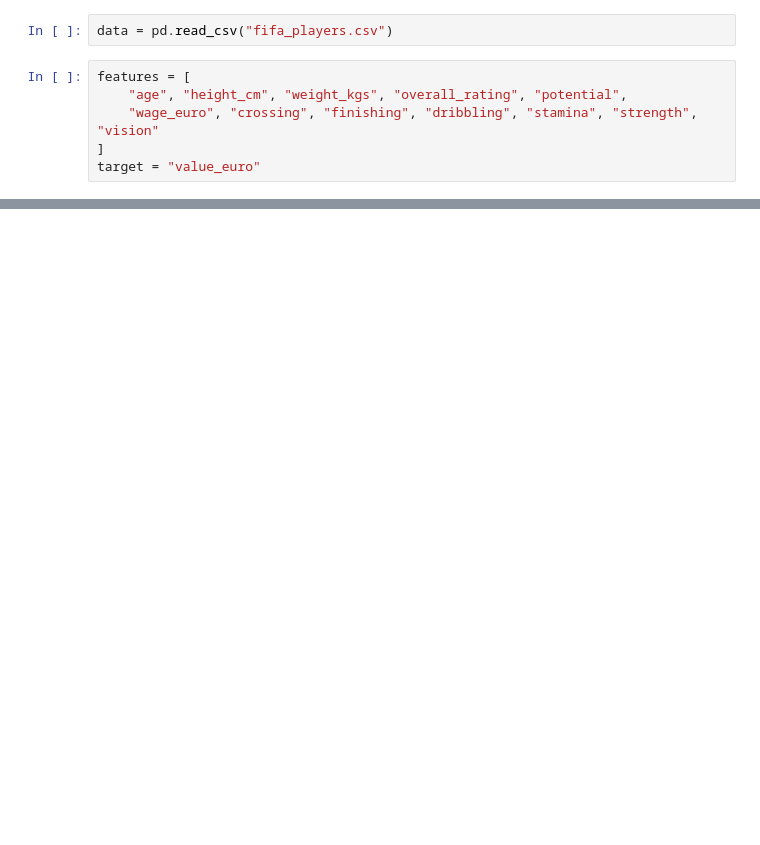
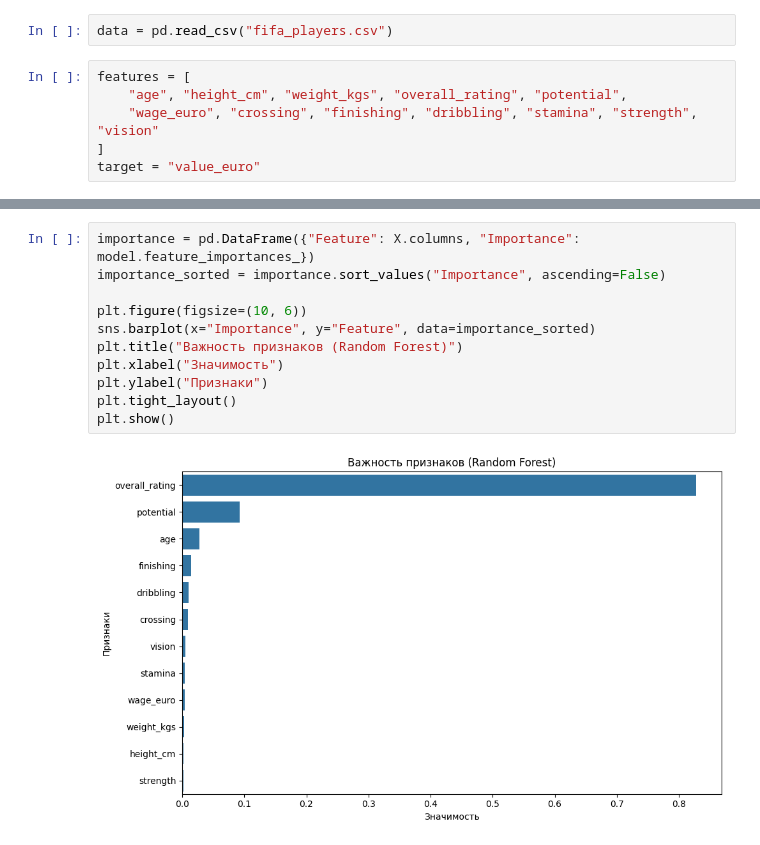
Before and after one commit to Mirsaid2005/MLAnalyze, a Jupyter notebook: project.ipynb, the cells around one changed output, grey strips where cells are left out. Drawn from its saved outputs; the diff is of its cells as text; blank space fills up the shorter version.

```diff
--- a/project.ipynb
+++ b/project.ipynb
@@ -51,0 +82,13 @@ print(importance.sort_values("Importance", ascending=False))
+# %%
+importance = pd.DataFrame({"Feature": X.columns, "Importance": model.feature_importances_})
+importance_sorted = importance.sort_values("Importance", ascending=False)
+
+plt.figure(figsize=(10, 6))
+sns.barplot(x="Importance", y="Feature", data=importance_sorted)
+plt.title("Важность признаков (Random Forest)")
+plt.xlabel("Значимость")
+plt.ylabel("Признаки")
+plt.tight_layout()
+plt.show()
+# %% [output]
+[figure, added]
```
Also changed, not shown: parts of 13 cells of this notebook.
